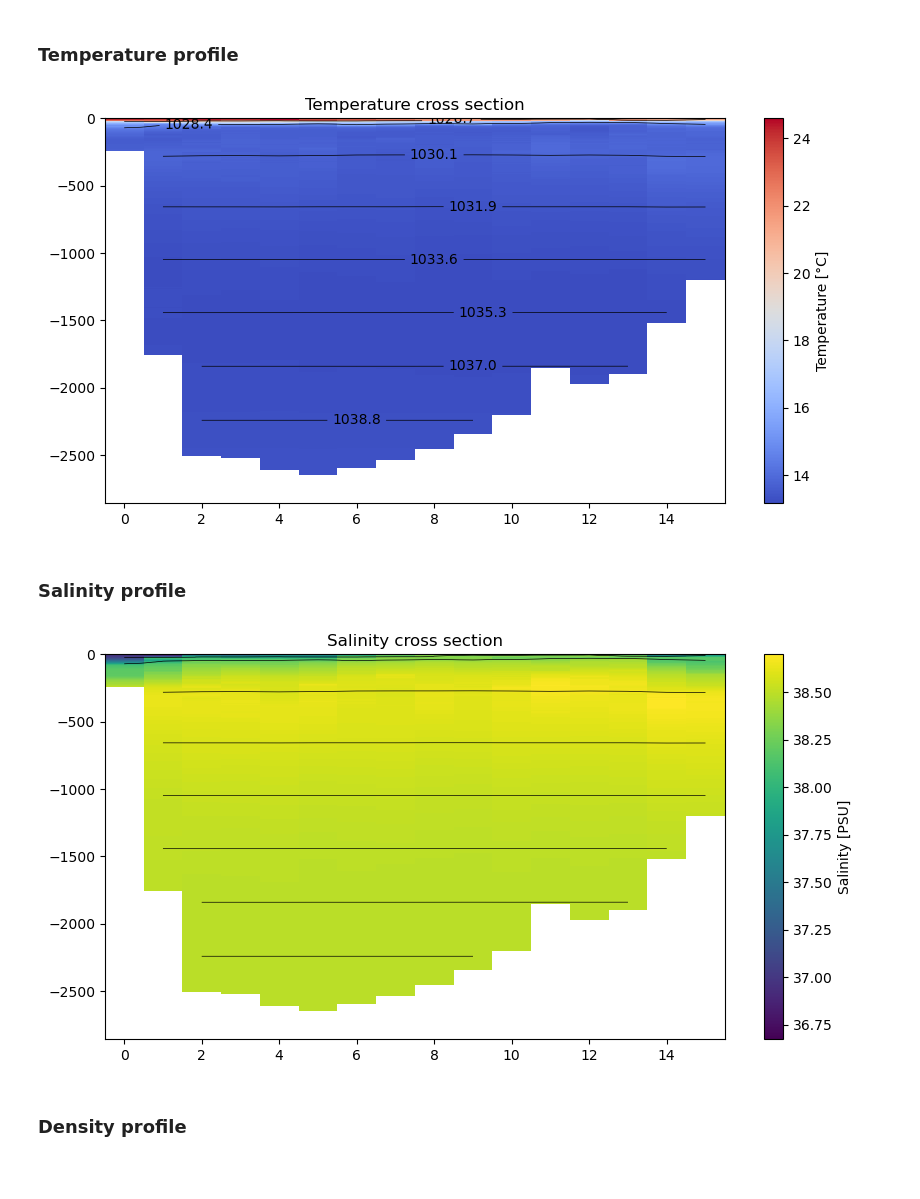
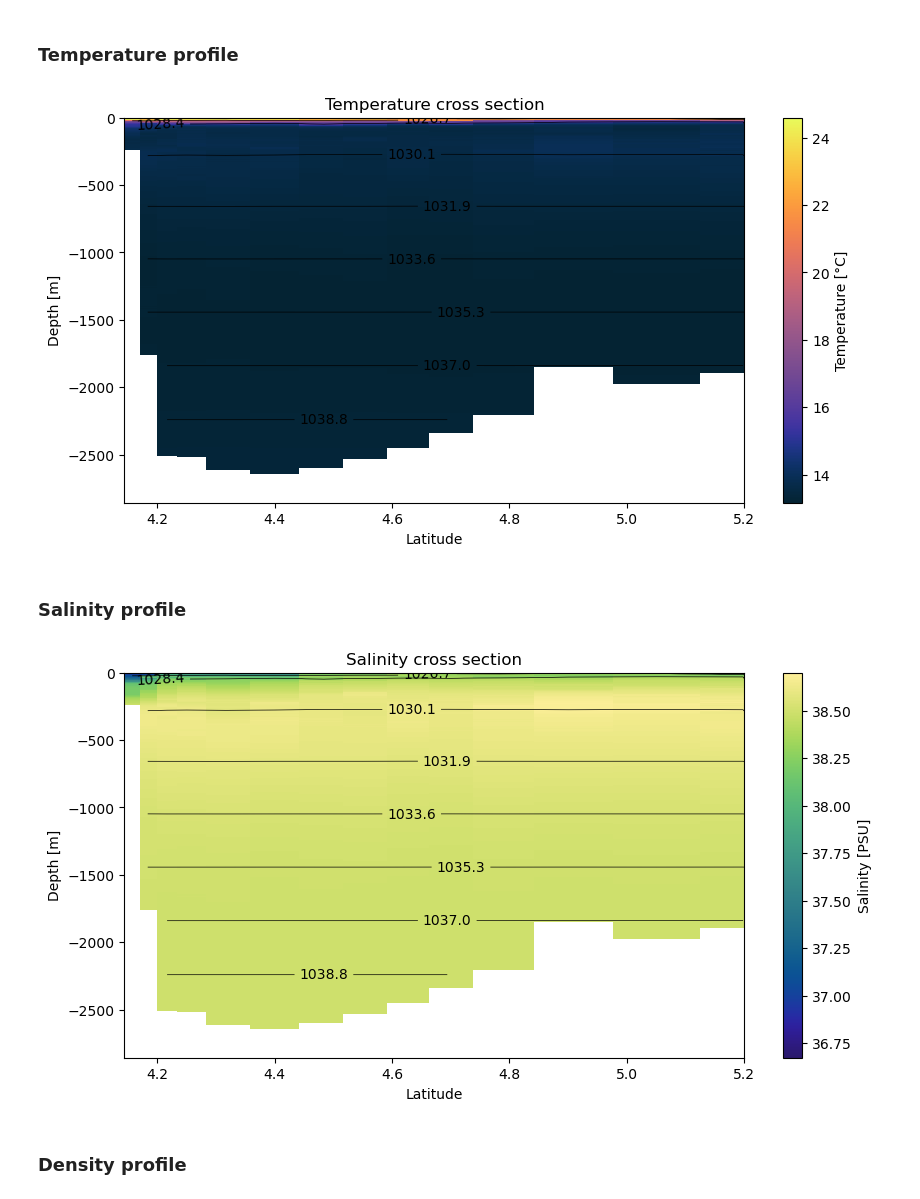
Before and after one commit to juliencollard2001/FOET_Northern_Gyre, a Jupyter notebook: NS_cross_section.ipynb, the cells around one changed output. Saved outputs shown, nothing was run; the diff lists cells and outputs as text; code cells hidden in the pictures; blank space fills up the shorter version.

```diff
--- a/NS_cross_section.ipynb
+++ b/NS_cross_section.ipynb
@@ -68,28 +87,30 @@ max_density = np.nanmax(D)
 # %%
 # T cross section plot
 X = section_ds['temperature'].values
 
 fig, ax = plt.subplots(figsize=(10,5))
 cmesh = ax.pcolormesh(
-    section_ds.section_idx,
+    section_ds.lat,
     section_ds.depth,
     X.T,
-    cmap='coolwarm'
+    cmap=cmo.thermal,
 )
 plt.colorbar(cmesh, ax=ax, label='Temperature [°C]')
 cont = ax.contour(
-    section_ds.section_idx,
+    section_ds.lat,
     section_ds.depth,
     D.T,
     colors='black',
     linewidths=0.5,
     levels=np.linspace(min_density, max_density, 10)
 )
 plt.clabel(cont, fmt='%1.1f')
+plt.xlabel('Latitude')
+plt.ylabel('Depth [m]')
 plt.title('Temperature cross section')
 plt.show()
 # %% [output]
-[figure, old version]
+[figure, new version]
 # %% [markdown]
 ### Salinity profile
 # %%
@@ -97,20 +118,28 @@ plt.show()
 S = section_ds['salinity'].values
 
 fig, ax = plt.subplots(figsize=(10,5))
-cmesh = ax.pcolormesh(section_ds.section_idx, section_ds.depth, S.T, cmap='viridis')
+cmesh = ax.pcolormesh(
+    section_ds.lat,
+    section_ds.depth,
+    S.T,
+    cmap=cmo.haline,
+)
 plt.colorbar(cmesh, ax=ax, label='Salinity [PSU]')
 cont = ax.contour(
-    section_ds.section_idx,
+    section_ds.lat,
     section_ds.depth,
     D.T,
     colors='black',
     linewidths=0.5,
     levels=np.linspace(min_density, max_density, 10)
 )
+plt.clabel(cont, fmt='%1.1f')
+plt.xlabel('Latitude')
+plt.ylabel('Depth [m]')
 plt.title('Salinity cross section')
 plt.show()
 # %% [output]
-[figure, old version]
+[figure, new version]
 # %% [markdown]
 ### Density profile
 # %%
```
Also changed, not shown: parts of 4 cells of this notebook.
